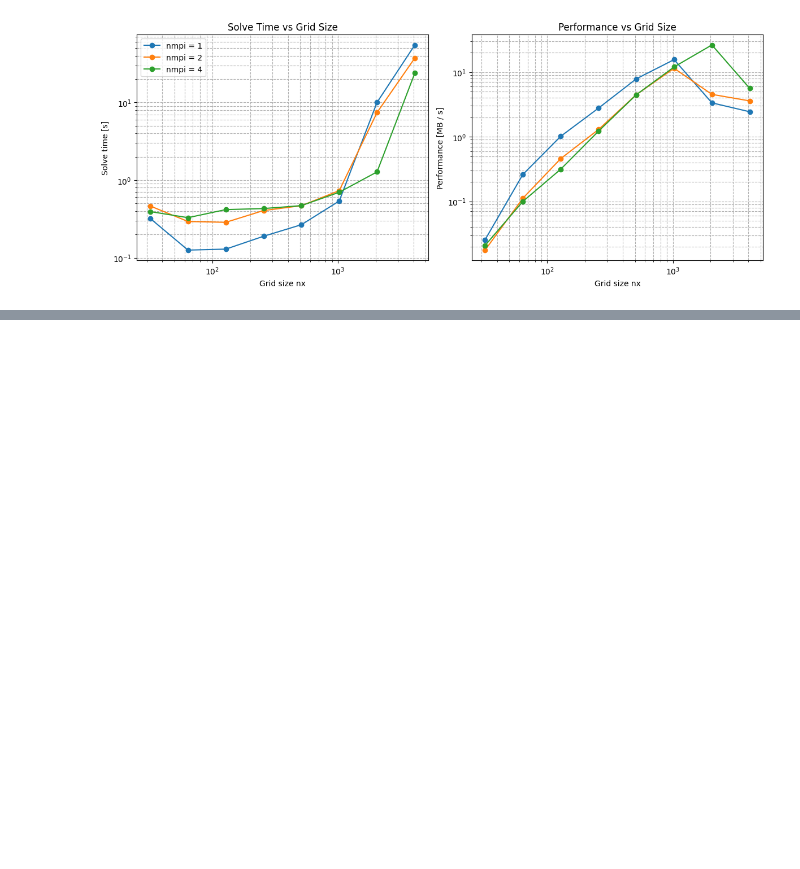
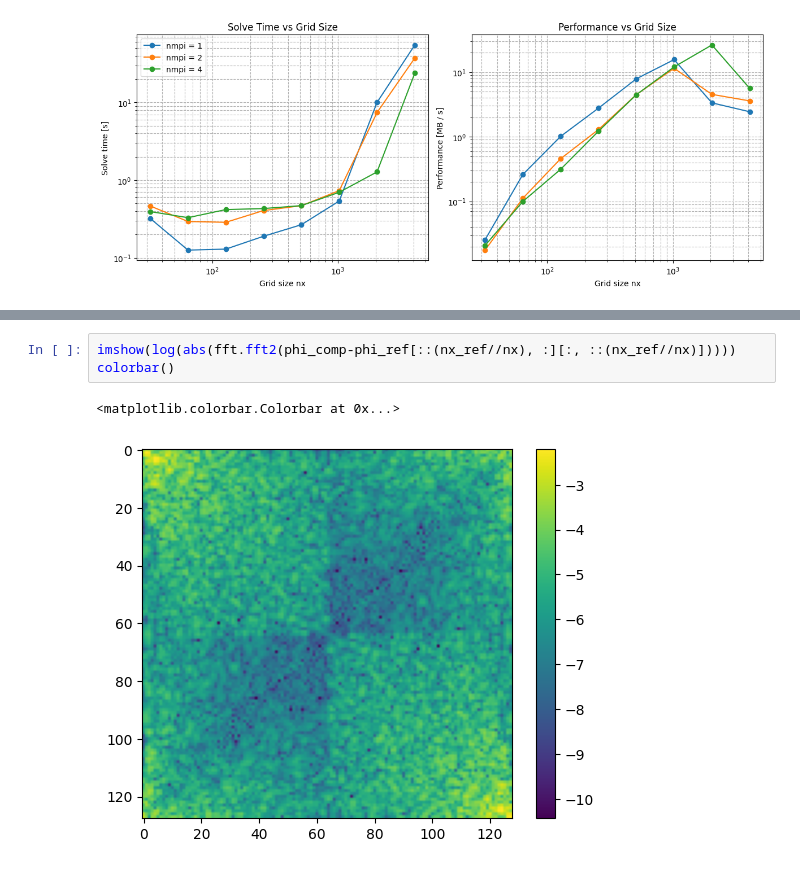
Before and after one commit to mraeth/trilinos_experiments, a Jupyter notebook: plot/analyse.ipynb, the cells around one changed output, grey strips where cells are left out. Drawn from its saved outputs; the diff is of its cells as text; blank space fills up the shorter version.

```diff
--- a/plot/analyse.ipynb
+++ b/plot/analyse.ipynb
@@ -751,0 +857,6 @@ plt.show()
+# %%
+imshow(log(abs(fft.fft2(phi_comp-phi_ref[::(nx_ref//nx), :][:, ::(nx_ref//nx)]))))
+colorbar()
+# %% [output]
+<matplotlib.colorbar.Colorbar at 0x...>
+[figure, added]
```
Also changed, not shown: parts of 11 cells of this notebook, 5 other files.
